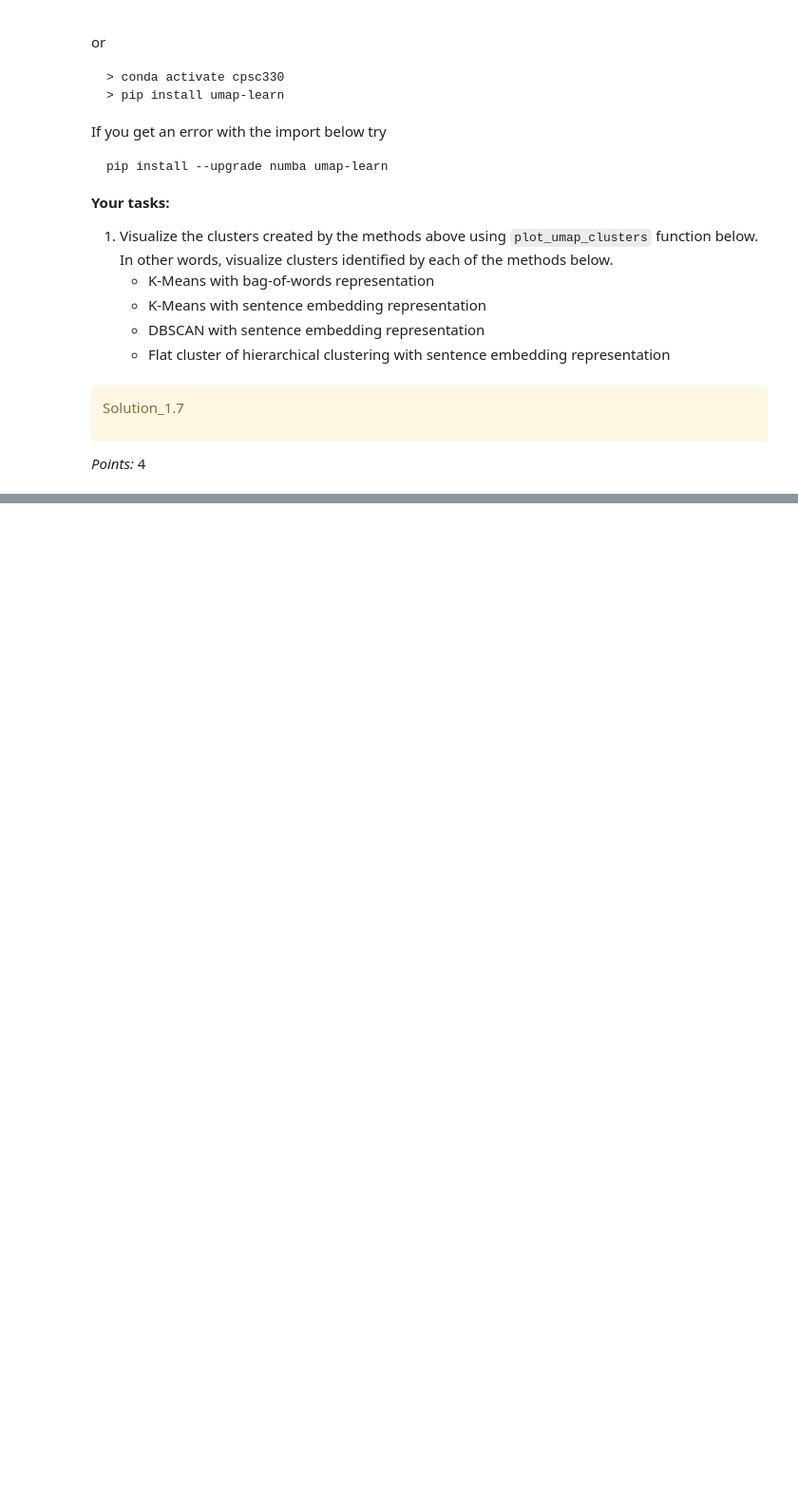
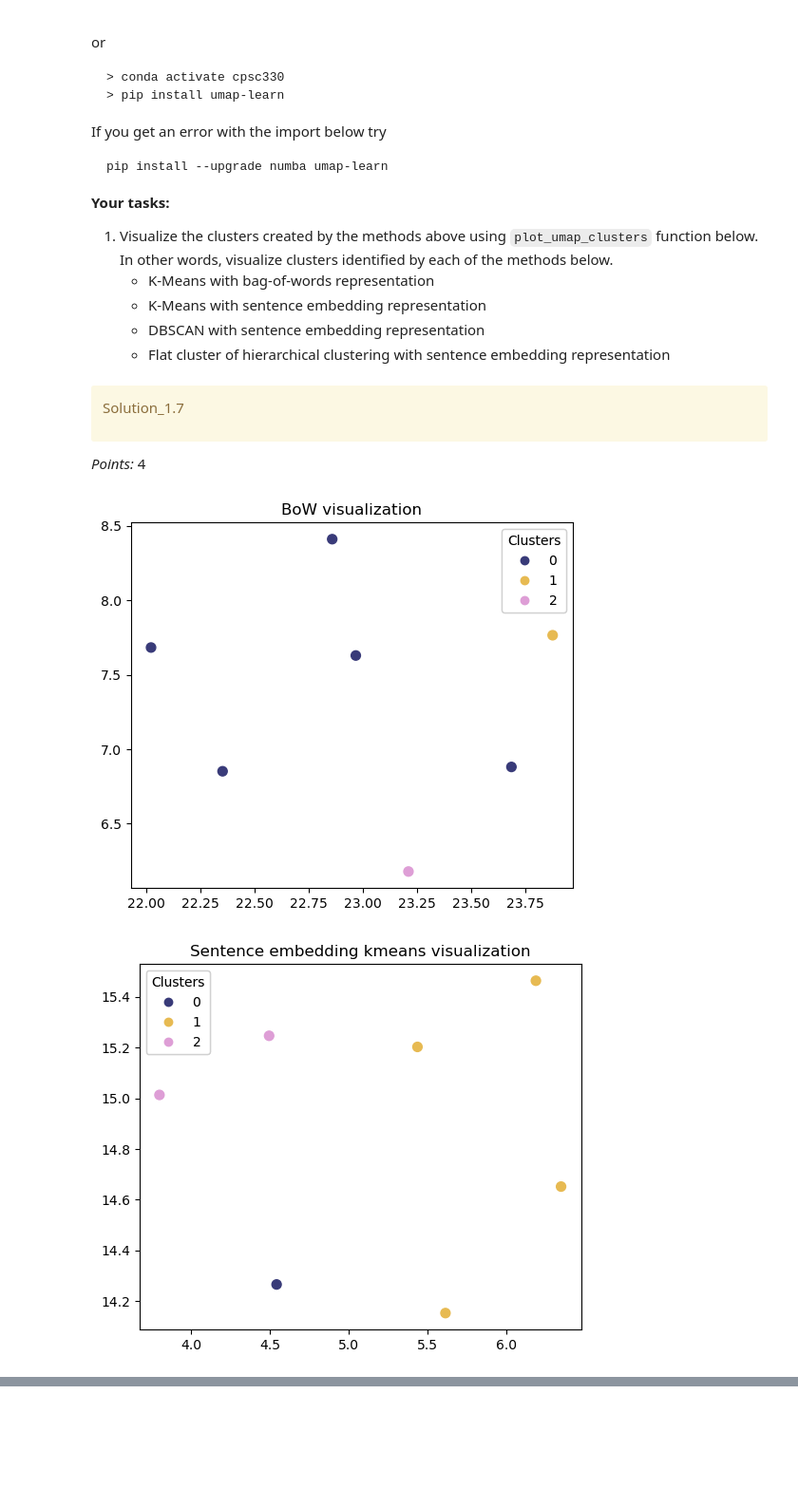
Before and after one commit to sillyyilly/cpsc330work, a Jupyter notebook: hw/hw6/hw6.ipynb, the cells around one changed output, grey strips where cells are left out. Shown at 95% size. Cells and saved outputs as stored; diff of their text form; code cells hidden in the pictures; blank space fills up the shorter version.

```diff
--- a/hw/hw6/hw6.ipynb
+++ b/hw/hw6/hw6.ipynb
@@ -282,5 +349,5 @@ _Points:_ 4
 # %%
-dbscan_emb_labels = ...
+dbscan_emb_labels = dbscan.labels_
 # %%
 wiki_df["emb_dbscan"] = dbscan_emb_labels
 wiki_df
@@ -314,3 +403,5 @@ hier_emb_labels = ...
+# %%
+hier_emb_labels = fcluster(linkage_array, 3, criterion="maxclust")
 # %%
 wiki_df["emb_hierarchical"] = hier_emb_labels
 wiki_df
@@ -468,0 +567,43 @@ _Points:_ 4
+# %%
+plot_umap_clusters(
+    X,
+    kmeans_bow_labels,
+    raw_sents=wiki_df["text"],
+    show_labels=False,
+    size=50,
+    n_neighbors=15,
+    title="BoW visualization",
+    ignore_noise=False,)
+
+plot_umap_clusters(
+    emb_sents,
+    kmeans_emb_labels,
+    raw_sents=wiki_df["text"],
+    show_labels=False,
+    size=50,
+    n_neighbors=15,
+    title="Sentence embedding kmeans visualization",
+    ignore_noise=False,)
+
+plot_umap_clusters(
+    emb_sents,
+    dbscan_emb_labels,
+    raw_sents=wiki_df["text"],
+    show_labels=False,
+    size=50,
+    n_neighbors=15,
+    title="DBSCAN visualization",
+    ignore_noise=False,)
+
+plot_umap_clusters(
+    emb_sents,
+    hier_emb_labels,
+    raw_sents=wiki_df["text"],
+    show_labels=False,
+    size=50,
+    n_neighbors=15,
+    title="Hierarchical visualization",
+    ignore_noise=False,)
+# %% [output]
+[figure, added]
+[figure, added]
```
Also changed, not shown: parts of 35 cells of this notebook, 1 other file.
